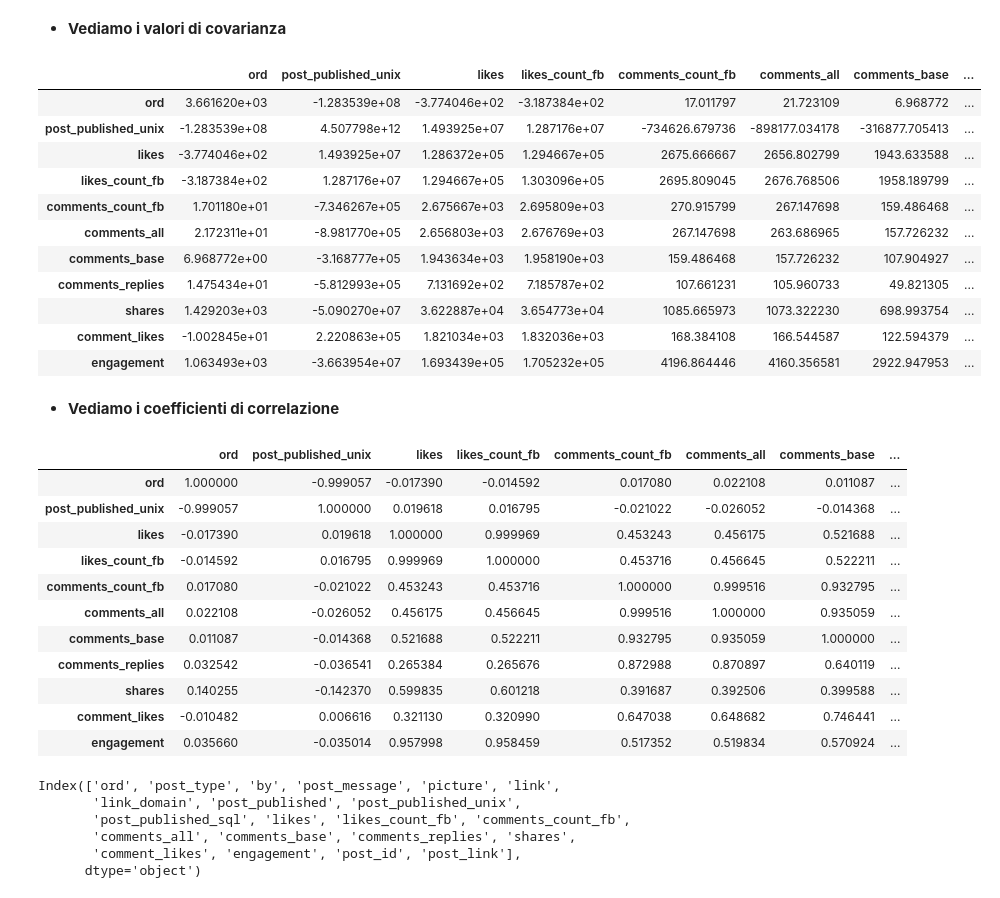
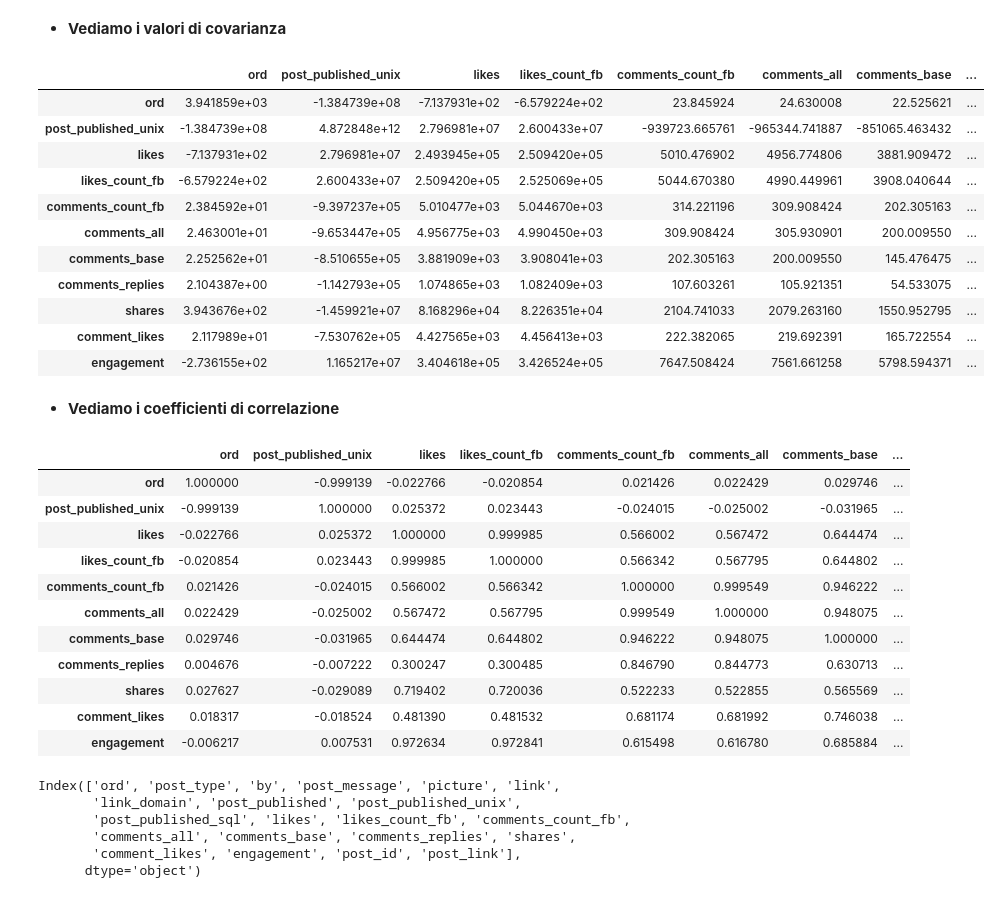
Before and after one commit to marcogoldin/data_science, a Jupyter notebook: mibact_facebook/MIBACT Facebook Fan Page - Post 17 feb - 17 maggio 2016.ipynb, the cells around one changed output. Saved outputs shown, nothing was run; the diff lists cells and outputs as text; code cells hidden in the pictures.

```diff
--- a/mibact_facebook/MIBACT Facebook Fan Page - Post 17 feb - 17 maggio 2016.ipynb
+++ b/mibact_facebook/MIBACT Facebook Fan Page - Post 17 feb - 17 maggio 2016.ipynb
@@ -42,7 +39,8 @@ plt.rcParams["figure.figsize"] = fig_size
 # %% [output]
 Current size: [6.0, 4.0]
 # %%
-mib_fb = pd.read_csv('https://raw.githubusercontent.com/marcogoldin/data_science/master/mibact_facebook/mibact_facebook_feb_mag_2016.csv',sep=';')
+mib_fb = pd.read_csv('https://raw.githubusercontent.com/marcogoldin/data_science/master/mibact_facebook/mibact_facebook_feb_mag_2016.csv',
+                     sep=';')
 # %%
 mib_fb.describe()
 # %% [output]
@@ -316,5 +357,4 @@ photoeng_boxplt = plt.boxplot(mib_fbphoto_engag, 0, 'rs', 0)
 # %%
-mib_photo_eng_norm = mib_photo.loc[mib_photo['engagement'] >= 185]
-mib_photo_eng_norm2 = mib_photo_eng_norm.loc[mib_photo_eng_norm['engagement'] <= 2153  ]
-print(mib_photo_eng_norm2.count())
+mib_photo_eng_norm = mib_photo.loc[mib_photo['engagement'] <= 3000]
+print(type(mib_photo_eng_norm))
 # %% [output]
@@ -362,35 +406,35 @@ mib_photo_eng_norm2.to_csv('photo_post_norm.csv')
 # %% [markdown]
 - **Vediamo i valori di covarianza**
 # %%
-mib_photo_eng_norm2.cov()
+mib_photo_eng_norm.cov()
 # %% [output]
 |  | ﻿ord | post_published_unix | likes | likes_count_fb | comments_count_fb | comments_all | comments_base | ... |
-| ﻿ord | 3.661620e+03 | -1.283539e+08 | -3.774046e+02 | -3.187384e+02 | 17.011797 | 21.723109 | 6.968772 | ... |
-| post_published_unix | -1.283539e+08 | 4.507798e+12 | 1.493925e+07 | 1.287176e+07 | -734626.679736 | -898177.034178 | -316877.705413 | ... |
-| likes | -3.774046e+02 | 1.493925e+07 | 1.286372e+05 | 1.294667e+05 | 2675.666667 | 2656.802799 | 1943.633588 | ... |
-| likes_count_fb | -3.187384e+02 | 1.287176e+07 | 1.294667e+05 | 1.303096e+05 | 2695.809045 | 2676.768506 | 1958.189799 | ... |
-| comments_count_fb | 1.701180e+01 | -7.346267e+05 | 2.675667e+03 | 2.695809e+03 | 270.915799 | 267.147698 | 159.486468 | ... |
-| comments_all | 2.172311e+01 | -8.981770e+05 | 2.656803e+03 | 2.676769e+03 | 267.147698 | 263.686965 | 157.726232 | ... |
-| comments_base | 6.968772e+00 | -3.168777e+05 | 1.943634e+03 | 1.958190e+03 | 159.486468 | 157.726232 | 107.904927 | ... |
-| comments_replies | 1.475434e+01 | -5.812993e+05 | 7.131692e+02 | 7.185787e+02 | 107.661231 | 105.960733 | 49.821305 | ... |
-| shares | 1.429203e+03 | -5.090270e+07 | 3.622887e+04 | 3.654773e+04 | 1085.665973 | 1073.322230 | 698.993754 | ... |
-| comment_likes | -1.002845e+01 | 2.220863e+05 | 1.821034e+03 | 1.832036e+03 | 168.384108 | 166.544587 | 122.594379 | ... |
-| engagement | 1.063493e+03 | -3.663954e+07 | 1.693439e+05 | 1.705232e+05 | 4196.864446 | 4160.356581 | 2922.947953 | ... |
+| ﻿ord | 3.941859e+03 | -1.384739e+08 | -7.137931e+02 | -6.579224e+02 | 23.845924 | 24.630008 | 22.525621 | ... |
+| post_published_unix | -1.384739e+08 | 4.872848e+12 | 2.796981e+07 | 2.600433e+07 | -939723.665761 | -965344.741887 | -851065.463432 | ... |
+| likes | -7.137931e+02 | 2.796981e+07 | 2.493945e+05 | 2.509420e+05 | 5010.476902 | 4956.774806 | 3881.909472 | ... |
+| likes_count_fb | -6.579224e+02 | 2.600433e+07 | 2.509420e+05 | 2.525069e+05 | 5044.670380 | 4990.449961 | 3908.040644 | ... |
+| comments_count_fb | 2.384592e+01 | -9.397237e+05 | 5.010477e+03 | 5.044670e+03 | 314.221196 | 309.908424 | 202.305163 | ... |
+| comments_all | 2.463001e+01 | -9.653447e+05 | 4.956775e+03 | 4.990450e+03 | 309.908424 | 305.930901 | 200.009550 | ... |
+| comments_base | 2.252562e+01 | -8.510655e+05 | 3.881909e+03 | 3.908041e+03 | 202.305163 | 200.009550 | 145.476475 | ... |
+| comments_replies | 2.104387e+00 | -1.142793e+05 | 1.074865e+03 | 1.082409e+03 | 107.603261 | 105.921351 | 54.533075 | ... |
+| shares | 3.943676e+02 | -1.459921e+07 | 8.168296e+04 | 8.226351e+04 | 2104.741033 | 2079.263160 | 1550.952795 | ... |
+| comment_likes | 2.117989e+01 | -7.530762e+05 | 4.427565e+03 | 4.456413e+03 | 222.382065 | 219.692391 | 165.722554 | ... |
+| engagement | -2.736155e+02 | 1.165217e+07 | 3.404618e+05 | 3.426524e+05 | 7647.508424 | 7561.661258 | 5798.594371 | ... |
 # %% [markdown]
 - **Vediamo i coefficienti di correlazione**
 # %%
-mib_photo_eng_norm2.corr()
+mib_photo_eng_norm.corr()
 # %% [output]
 |  | ﻿ord | post_published_unix | likes | likes_count_fb | comments_count_fb | comments_all | comments_base | ... |
-| ﻿ord | 1.000000 | -0.999057 | -0.017390 | -0.014592 | 0.017080 | 0.022108 | 0.011087 | ... |
-| post_published_unix | -0.999057 | 1.000000 | 0.019618 | 0.016795 | -0.021022 | -0.026052 | -0.014368 | ... |
-| likes | -0.017390 | 0.019618 | 1.000000 | 0.999969 | 0.453243 | 0.456175 | 0.521688 | ... |
-| likes_count_fb | -0.014592 | 0.016795 | 0.999969 | 1.000000 | 0.453716 | 0.456645 | 0.522211 | ... |
-| comments_count_fb | 0.017080 | -0.021022 | 0.453243 | 0.453716 | 1.000000 | 0.999516 | 0.932795 | ... |
-| comments_all | 0.022108 | -0.026052 | 0.456175 | 0.456645 | 0.999516 | 1.000000 | 0.935059 | ... |
-| comments_base | 0.011087 | -0.014368 | 0.521688 | 0.522211 | 0.932795 | 0.935059 | 1.000000 | ... |
-| comments_replies | 0.032542 | -0.036541 | 0.265384 | 0.265676 | 0.872988 | 0.870897 | 0.640119 | ... |
-| shares | 0.140255 | -0.142370 | 0.599835 | 0.601218 | 0.391687 | 0.392506 | 0.399588 | ... |
-| comment_likes | -0.010482 | 0.006616 | 0.321130 | 0.320990 | 0.647038 | 0.648682 | 0.746441 | ... |
-| engagement | 0.035660 | -0.035014 | 0.957998 | 0.958459 | 0.517352 | 0.519834 | 0.570924 | ... |
+| ﻿ord | 1.000000 | -0.999139 | -0.022766 | -0.020854 | 0.021426 | 0.022429 | 0.029746 | ... |
+| post_published_unix | -0.999139 | 1.000000 | 0.025372 | 0.023443 | -0.024015 | -0.025002 | -0.031965 | ... |
+| likes | -0.022766 | 0.025372 | 1.000000 | 0.999985 | 0.566002 | 0.567472 | 0.644474 | ... |
+| likes_count_fb | -0.020854 | 0.023443 | 0.999985 | 1.000000 | 0.566342 | 0.567795 | 0.644802 | ... |
+| comments_count_fb | 0.021426 | -0.024015 | 0.566002 | 0.566342 | 1.000000 | 0.999549 | 0.946222 | ... |
+| comments_all | 0.022429 | -0.025002 | 0.567472 | 0.567795 | 0.999549 | 1.000000 | 0.948075 | ... |
+| comments_base | 0.029746 | -0.031965 | 0.644474 | 0.644802 | 0.946222 | 0.948075 | 1.000000 | ... |
+| comments_replies | 0.004676 | -0.007222 | 0.300247 | 0.300485 | 0.846790 | 0.844773 | 0.630713 | ... |
+| shares | 0.027627 | -0.029089 | 0.719402 | 0.720036 | 0.522233 | 0.522855 | 0.565569 | ... |
+| comment_likes | 0.018317 | -0.018524 | 0.481390 | 0.481532 | 0.681174 | 0.681992 | 0.746038 | ... |
+| engagement | -0.006217 | 0.007531 | 0.972634 | 0.972841 | 0.615498 | 0.616780 | 0.685884 | ... |
 # %%
```
Also changed, not shown: parts of 39 cells of this notebook.
